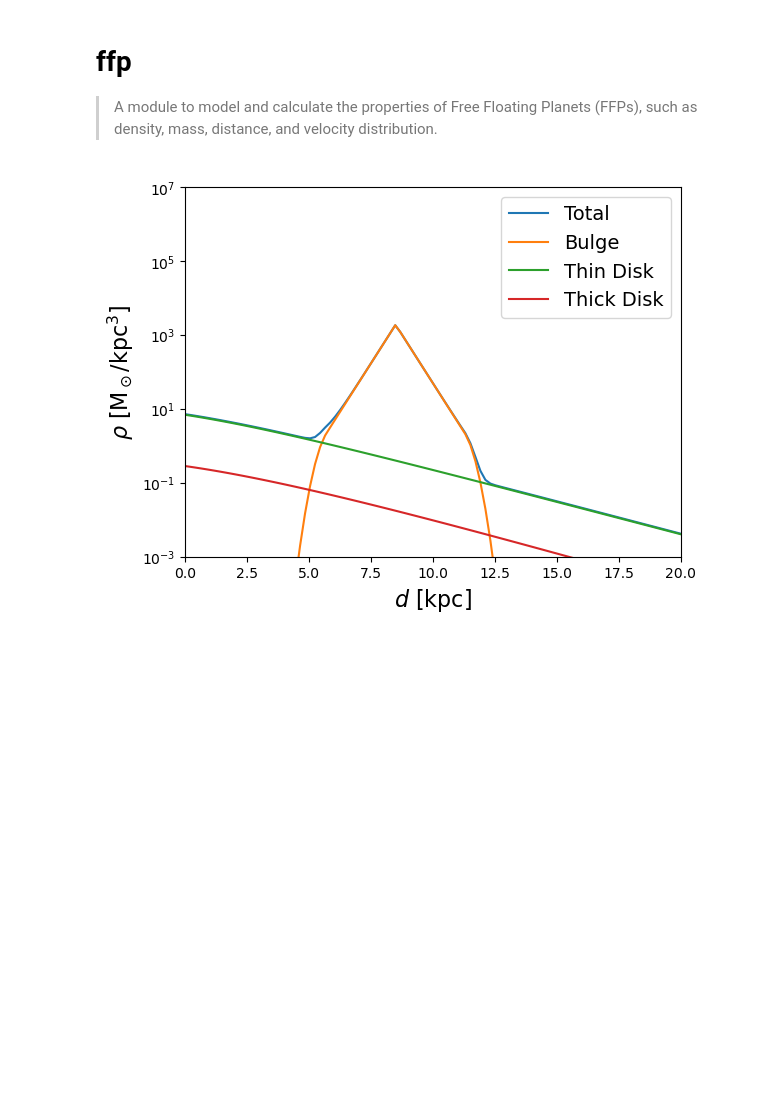
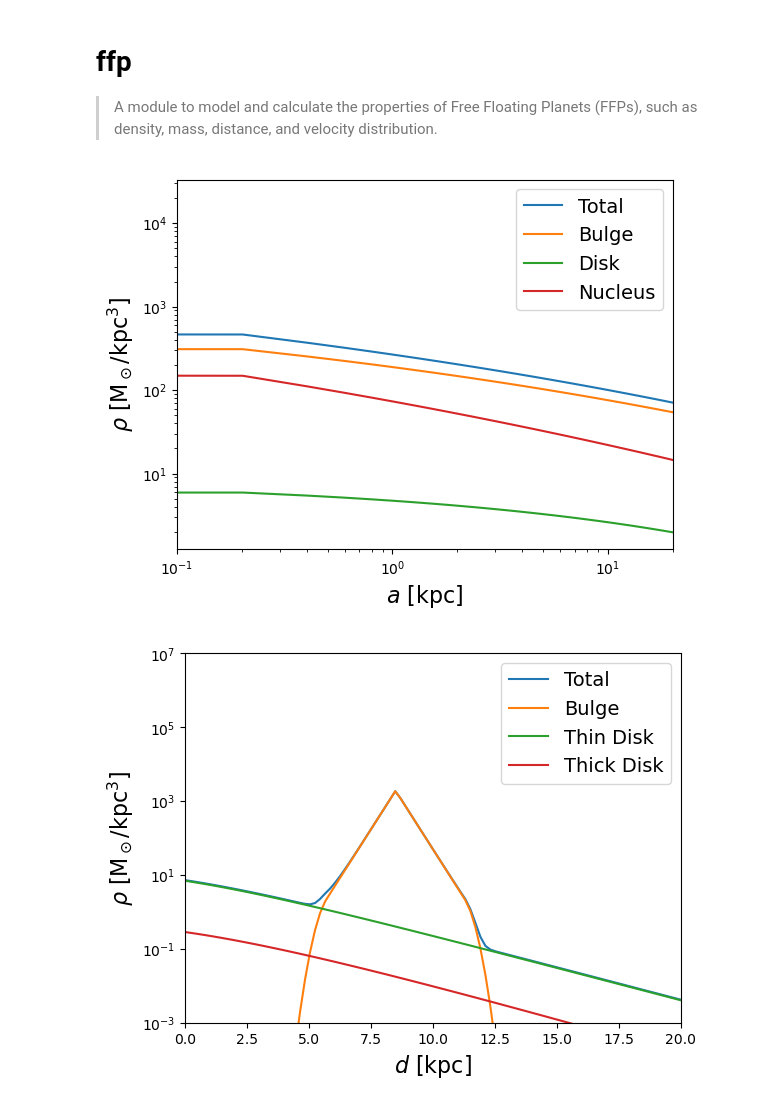
Before and after one commit to NolanSmyth/LensCalcPy, a Jupyter notebook: nbs/01_ffp.ipynb, the cells around one changed output. Saved outputs shown, nothing was run; the diff lists cells and outputs as text; code cells hidden in the pictures; blank space fills up the shorter version.

Commit message:
Adding m31 ffp density profile

```diff
--- a/nbs/01_ffp.ipynb
+++ b/nbs/01_ffp.ipynb
@@ -139,3 +187,33 @@ def make_m_avg_interp(n_points=40):
+# %%
+# Define values for the x-axis
+a = np.linspace(0, 20, num=100)
+z = 0
+# Calculate the density values for each component
+rho_total_arr = [rho_FFPs_m31(i) for i in a]
+rho_bulge_arr = [rho_bulge_m31(i) for i in a]
+rho_disk_arr = [rho_disk_m31(i) for i in a]
+rho_nucleus_arr = [rho_nucleus_m31(i) for i in a]
+
+# Create the log plot
+plt.plot(a, rho_total_arr, label="Total")
+plt.plot(a, rho_bulge_arr, label="Bulge")
+plt.plot(a, rho_disk_arr, label="Disk")
+plt.plot(a, rho_nucleus_arr, label="Nucleus")
+
+# Add labels and legend
+plt.xlabel(r"$a$ [kpc]", fontsize=16)
+plt.ylabel(r"$\rho$ [M$_\odot$/$\mathrm{kpc}^3$]", fontsize=16)
+plt.legend(fontsize=14)
+
+plt.yscale("log")
+plt.xscale("log")
+plt.xlim(1e-1, 20)
+# plt.ylim(1e-3, 1e7)
+
+# Show the plot
+plt.show()
+# %% [output]
+[figure, added]
 # %%
 #| hide
 # m_avg_interp = make_m_avg_interp(n_points=40)
```
Also changed, not shown: parts of 16 cells of this notebook, 1 other file.
